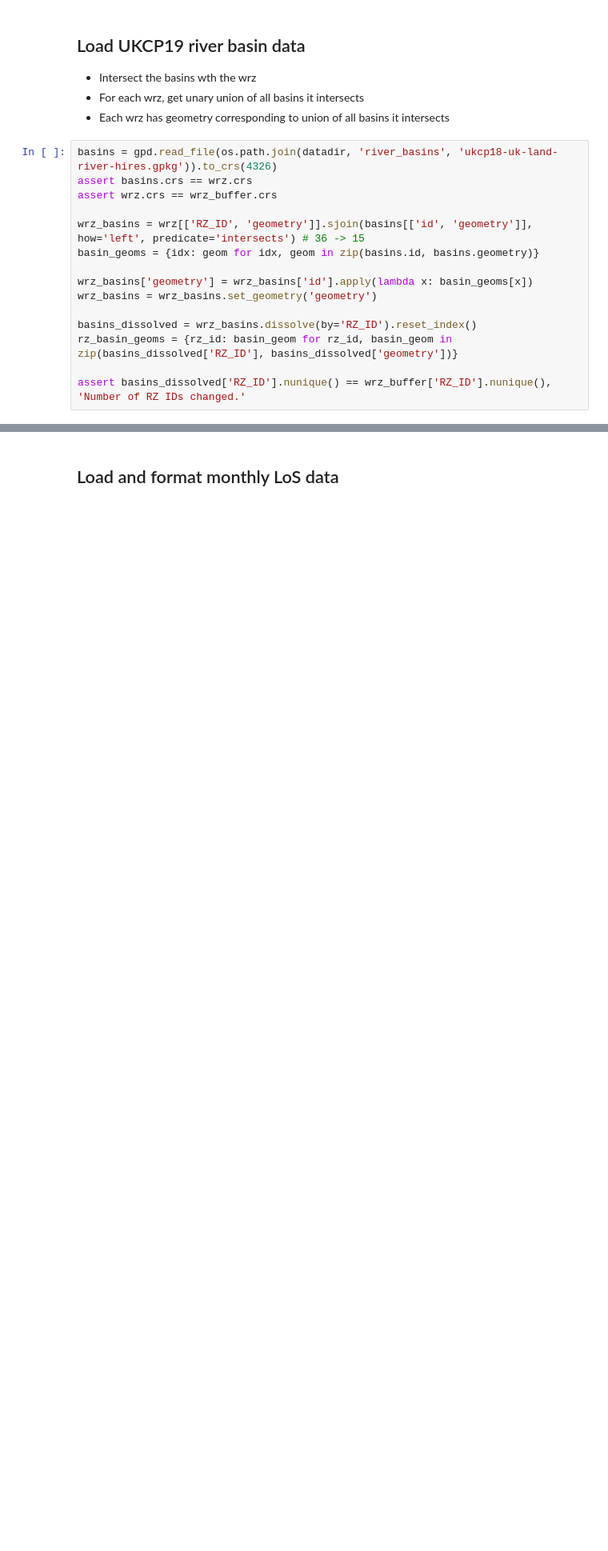
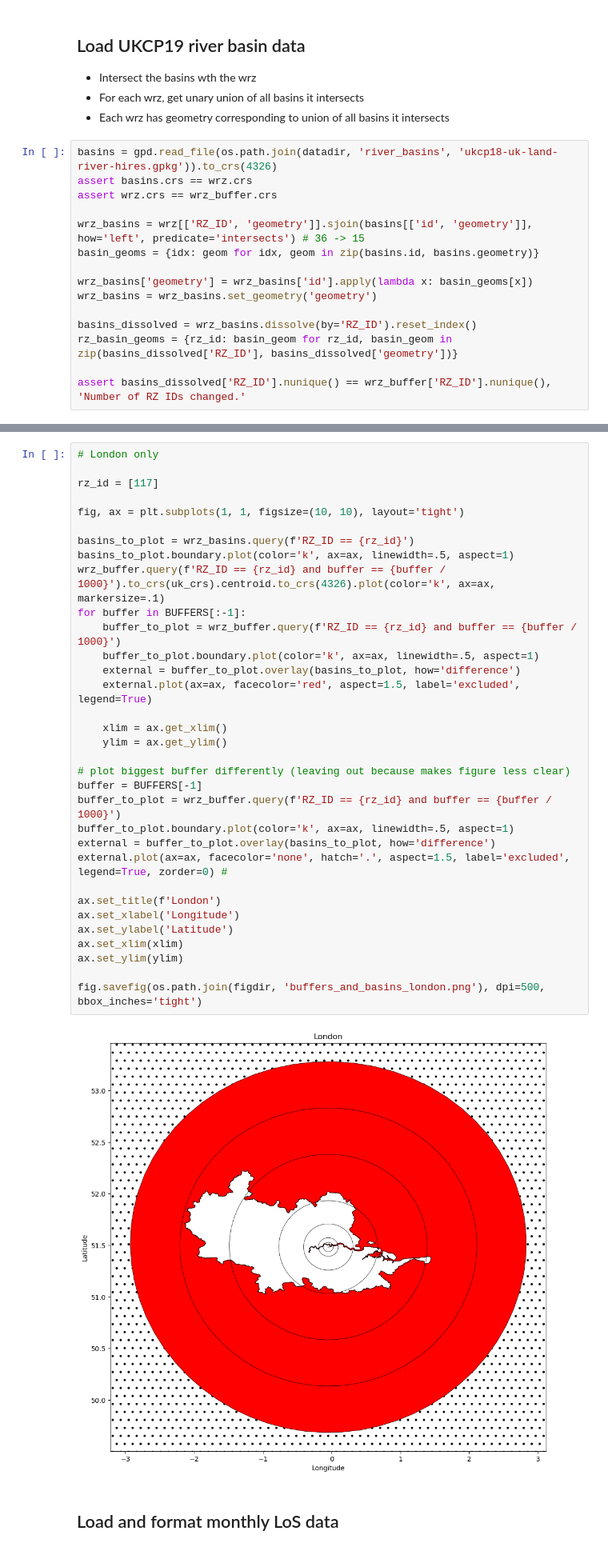
Before and after one commit to alisonpeard/correlation-analysis, a Jupyter notebook: code/__archive__/1. Process Historical W@H Data.ipynb, the cells around one changed output, grey strips where cells are left out. Shown at 80% size. Cells and saved outputs as stored; diff of their text form; blank space fills up the shorter version.

```diff
--- a/code/__archive__/1. Process Historical W@H Data.ipynb
+++ b/code/__archive__/1. Process Historical W@H Data.ipynb
@@ -123,3 +143,38 @@ fig.savefig(os.path.join(datadir, 'figures', 'buffers_and_basins.png'), dpi=300,
+# %%
+# London only
+
+rz_id = [117]
+
+fig, ax = plt.subplots(1, 1, figsize=(10, 10), layout='tight')
+
+basins_to_plot = wrz_basins.query(f'RZ_ID == {rz_id}')
+basins_to_plot.boundary.plot(color='k', ax=ax, linewidth=.5, aspect=1)
+wrz_buffer.query(f'RZ_ID == {rz_id} and buffer == {buffer / 1000}').to_crs(uk_crs).centroid.to_crs(4326).plot(color='k', ax=ax, markersize=.1)
+for buffer in BUFFERS[:-1]:
+    buffer_to_plot = wrz_buffer.query(f'RZ_ID == {rz_id} and buffer == {buffer / 1000}')
+    buffer_to_plot.boundary.plot(color='k', ax=ax, linewidth=.5, aspect=1)
+    external = buffer_to_plot.overlay(basins_to_plot, how='difference')
+    external.plot(ax=ax, facecolor='red', aspect=1.5, label='excluded', legend=True)
+
+    xlim = ax.get_xlim()
+    ylim = ax.get_ylim()
+
+# plot biggest buffer differently (leaving out because makes figure less clear)
+buffer = BUFFERS[-1]
+buffer_to_plot = wrz_buffer.query(f'RZ_ID == {rz_id} and buffer == {buffer / 1000}')
+buffer_to_plot.boundary.plot(color='k', ax=ax, linewidth=.5, aspect=1)
+external = buffer_to_plot.overlay(basins_to_plot, how='difference')
+external.plot(ax=ax, facecolor='none', hatch='.', aspect=1.5, label='excluded', legend=True, zorder=0) #
+
+ax.set_title(f'London')
+ax.set_xlabel('Longitude')
+ax.set_ylabel('Latitude')
+ax.set_xlim(xlim)
+ax.set_ylim(ylim)
+
+fig.savefig(os.path.join(figdir, 'buffers_and_basins_london.png'), dpi=500, bbox_inches='tight')
+# %% [output]
+[figure, added]
 # %% [markdown]
 ## Load and format monthly LoS data
 # %%
```
Also changed, not shown: parts of 4 cells of this notebook, 17 other files.
